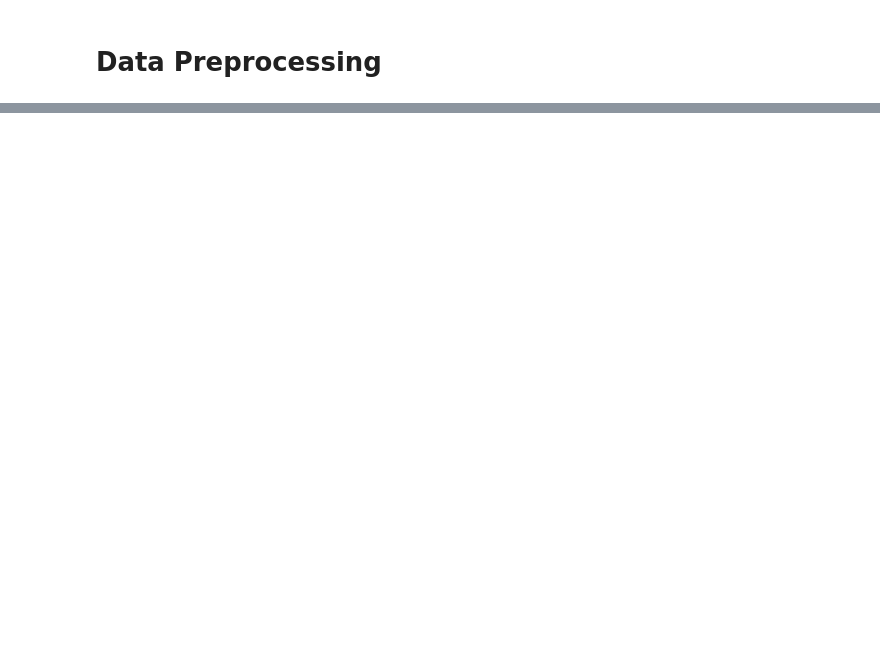
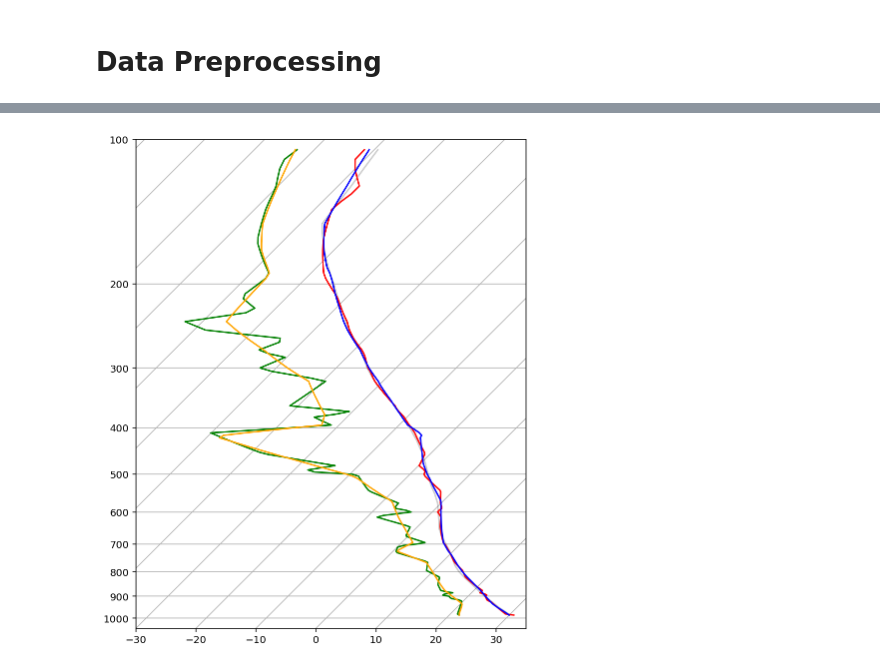
Before and after one commit to stockeh/cira-ml-soundings, a Jupyter notebook: notebooks/data-preprocessing.ipynb, the cells around one changed output, grey strips where cells are left out. Saved outputs shown, nothing was run; the diff lists cells and outputs as text; code cells hidden in the pictures; blank space fills up the shorter version.

```diff
--- a/notebooks/data-preprocessing.ipynb
+++ b/notebooks/data-preprocessing.ipynb
@@ -125,3 +220,18 @@ skew.plot(Dns[i][:,0], Dns[i][:,2], 'g');
+# %%
+Y = best_nnet.use(X)
+
+fig = plt.figure(figsize=(7, 9))
+skew = SkewT(fig, rotation=45)
+skew.plot(ret['P_n'], ret['T_n'], 'k', alpha=0.2);
+skew.plot(ret['P_n'], ret['T_r'], 'r');
+skew.plot(ret['P_n'], Y[:, 0], 'b');
+
+skew.plot(ret['P_n'], ret['Td_r'], 'g');
+skew.plot(ret['P_n'], Y[:, 1], 'orange');
+
+skew.ax.set_xlim(-30, 35);
+# %% [output]
+[figure, added]
 # %% [markdown]
 $
 \begin{align}
```
Also changed, not shown: parts of 11 cells of this notebook, 4 other files.
